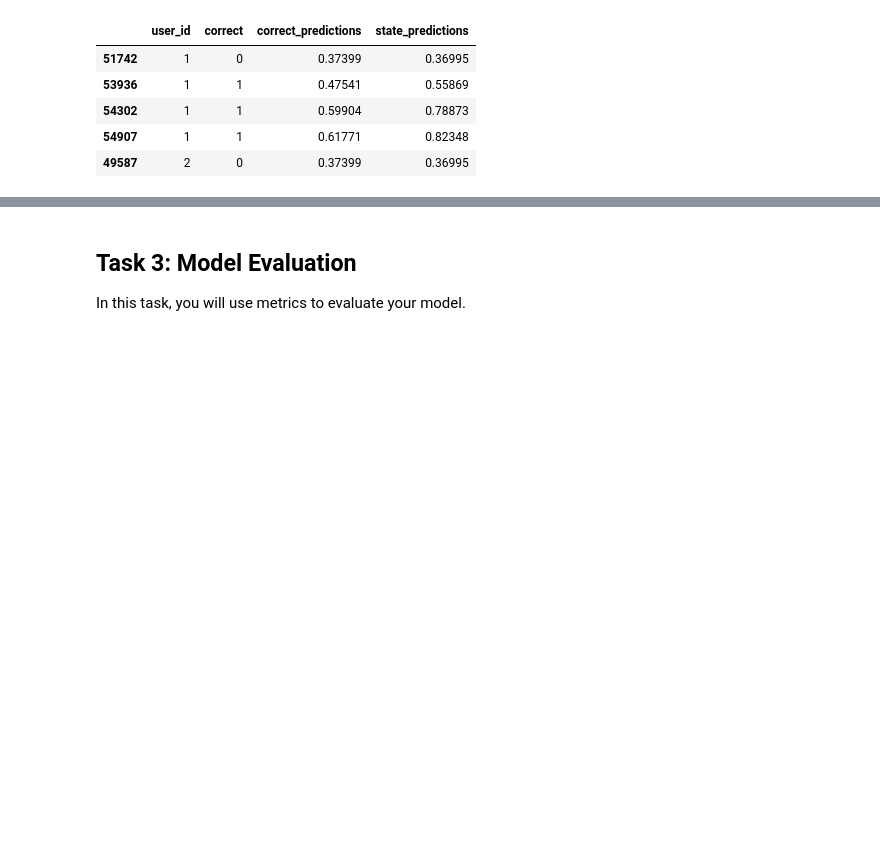
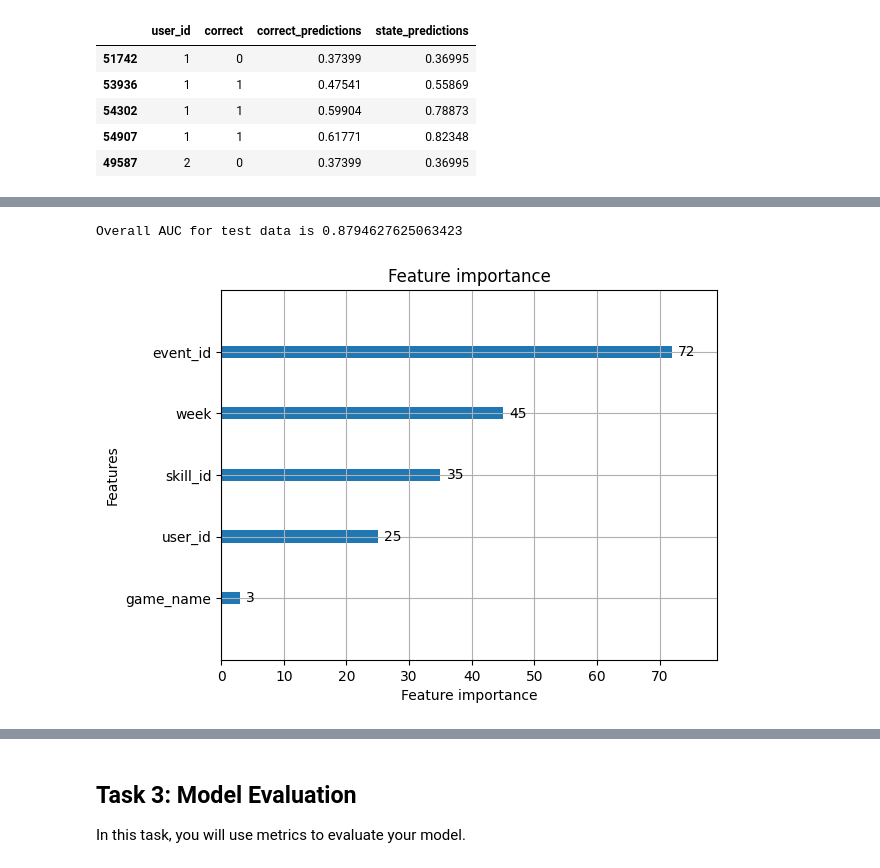
Before and after one commit to ewaMiazga/mlbdProject-2023, a Jupyter notebook: project/milestone-04/m4_calcularis_calcularis_crusaders.ipynb, the cells around one changed output, grey strips where cells are left out. Saved outputs shown, nothing was run; the diff lists cells and outputs as text; code cells hidden in the pictures; blank space fills up the shorter version.

Commit message:
Adding LGBM and SHAP to the submission notebook

```diff
--- a/project/milestone-04/m4_calcularis_calcularis_crusaders.ipynb
+++ b/project/milestone-04/m4_calcularis_calcularis_crusaders.ipynb
@@ -386,0 +411,2 @@ import matplotlib.pyplot as plt
+# %%
+df = df[~ df['mastery_level'].isna()]
@@ -386,0 +432,15 @@ import matplotlib.pyplot as plt
+# %%
+# LGBM only accepts int, bool and float
+for col in cat_features:
+    # Convert categories into ints
+    df[col] = df[col].astype('category')
+df['week'] = df['week'].astype('int32')
+df[target_feature] = df[target_feature].astype('bool')
+# %%
+generated_features = []
+features = index + cat_features + generated_features + ['week']
+target_feature = ['mastery_level'] # or 'mastery_level_diff'
+
+lgb_train, lgb_eval, lgb_test = utils_lgbm.create_train_test_split(df, features, target_feature, cat_features)
+# %%
+model = utils_lgbm.train_model(lgb_train, lgb_eval)
@@ -386,0 +458,10 @@ import matplotlib.pyplot as plt
+# %%
+overall_auc = model.eval(lgb_test, 'auc')
+print(f"Overall AUC for test data is {overall_auc[0][2]}")
+# %% [output]
+Overall AUC for test data is 0.8794627625063423
+# %%
+lgb.plot_importance(model)
+plt.show()
+# %% [output]
+[figure, added]
```
Also changed, not shown: parts of 21 cells of this notebook, 1 other file.
